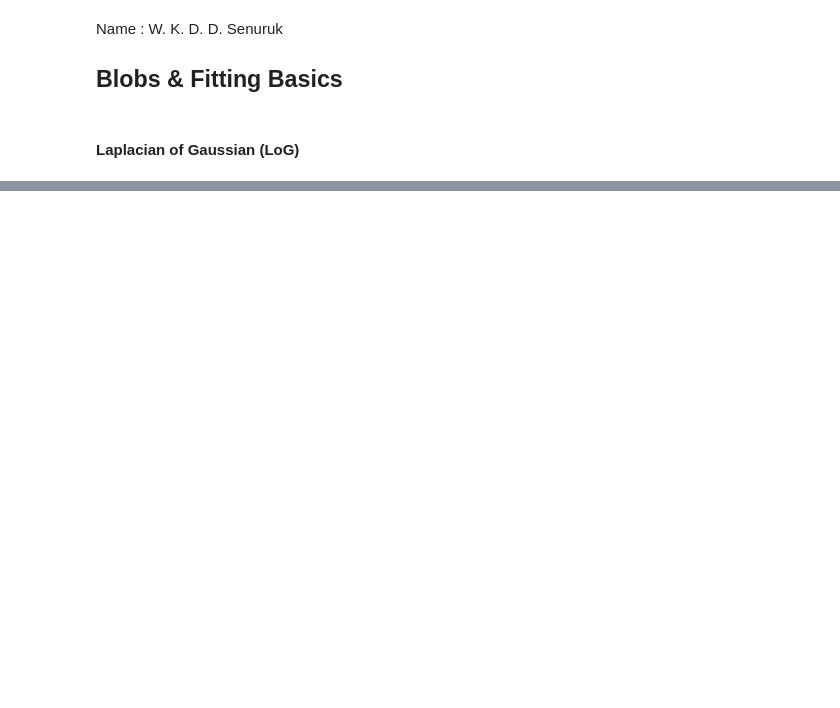
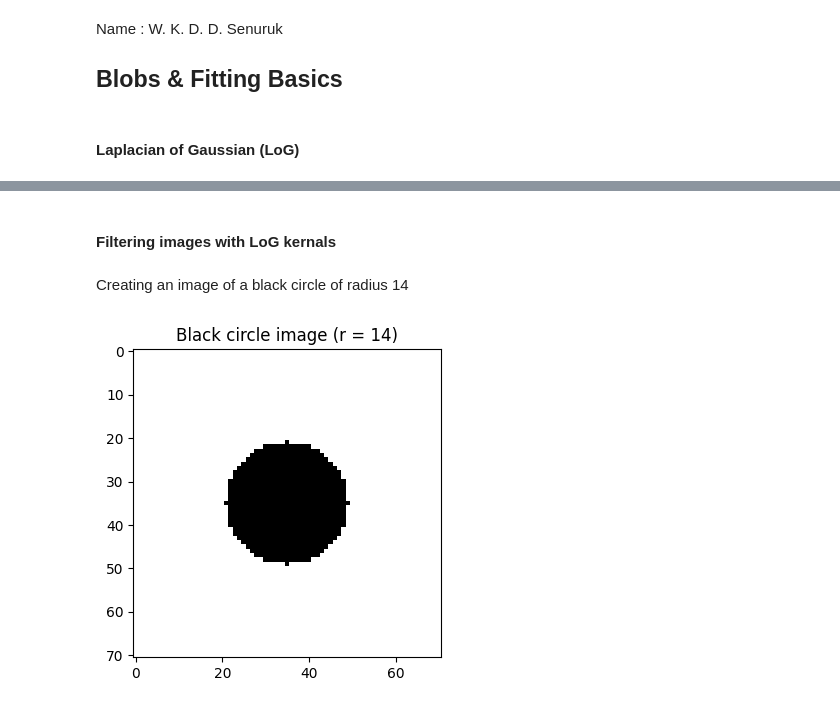
Before and after one commit to dilansenuruk/Image-Processing, a Jupyter notebook: Blobs_and_Fitting_basics.ipynb, the cells around one changed output, grey strips where cells are left out. Cells and saved outputs as stored; diff of their text form; code cells hidden in the pictures; blank space fills up the shorter version.

```diff
--- a/Blobs_and_Fitting_basics.ipynb
+++ b/Blobs_and_Fitting_basics.ipynb
@@ -76,0 +83,21 @@ plt.show()
+# %% [markdown]
+#### Filtering images with LoG kernals
+# %% [markdown]
+Creating an image of a black circle of radius 14
+# %%
+w, h = 71, 71
+wc, hc = w//2, h//2
+r = 14
+
+x = np.arange(-wc, wc+1, 1)
+y = np.arange(-hc, hc+1, 1)
+X, Y = np.meshgrid(x, y)
+
+image = np.ones((h, w), dtype=np.float32) * 255
+image *= X**2 +Y**2 > r**2
+plt.figure(figsize=(4, 4))
+plt.imshow(image, cmap='gray')
+plt.title("Black circle image (r = 14)")
+plt.show()
+# %% [output]
+[figure, added]
```
Also changed, not shown: parts of 4 cells of this notebook.
